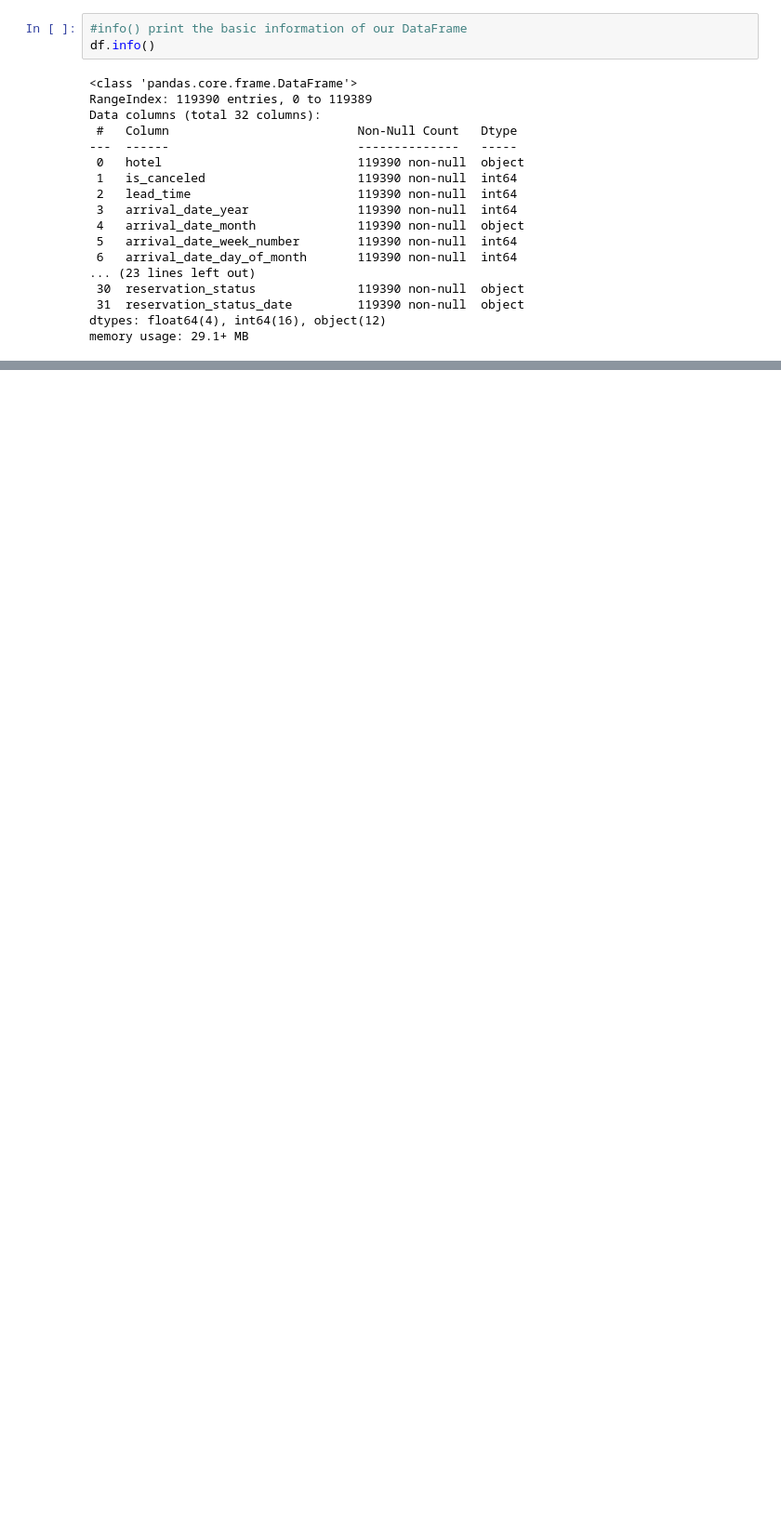
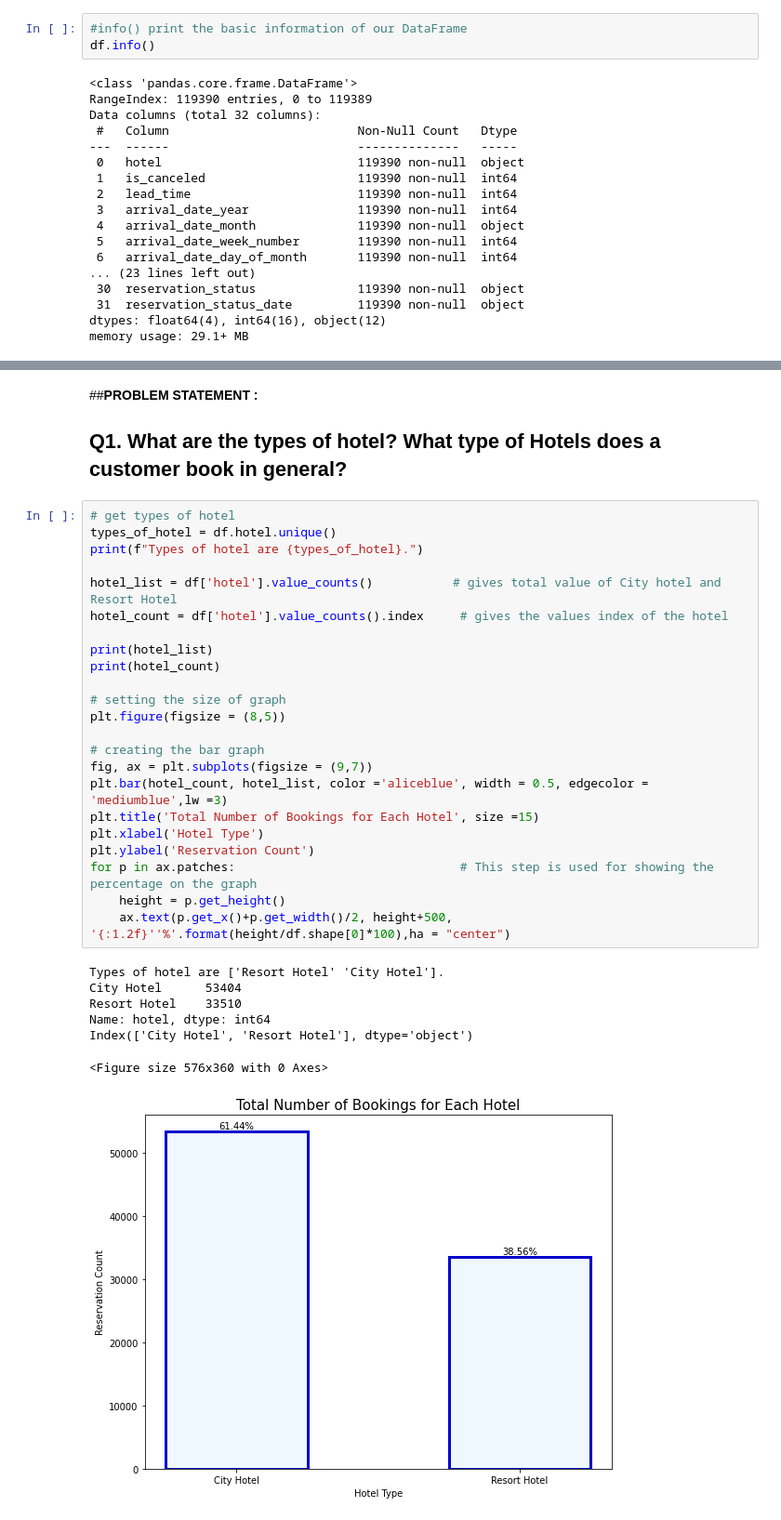
Before and after one commit to Malikarbaaz/Malik-Hotel-booking-EDA-, a Jupyter notebook: Malik_Arbaaz_Hotel_Booking_Analysis_Capstone_Project.ipynb, the cells around one changed output, grey strips where cells are left out. Shown: that part at 93% size. Cells and saved outputs as stored; diff of their text form; blank space fills up the shorter version.

```diff
--- a/Malik_Arbaaz_Hotel_Booking_Analysis_Capstone_Project.ipynb
+++ b/Malik_Arbaaz_Hotel_Booking_Analysis_Capstone_Project.ipynb
@@ -416,0 +239,34 @@ busy_month.plot.bar(title = 'Number of Bookings done in each month' , xlabel = '
+# %% [markdown]
+##**PROBLEM STATEMENT :**
+## Q1. What are the types of hotel?  What type of Hotels does a customer book in general?
+# %%
+# get types of hotel
+types_of_hotel = df.hotel.unique()
+print(f"Types of hotel are {types_of_hotel}.")
+
+hotel_list = df['hotel'].value_counts()           # gives total value of City hotel and Resort Hotel
+hotel_count = df['hotel'].value_counts().index     # gives the values index of the hotel
+
+print(hotel_list)
+print(hotel_count)
+
+# setting the size of graph
+plt.figure(figsize = (8,5))
+
+# creating the bar graph
+fig, ax = plt.subplots(figsize = (9,7))
+plt.bar(hotel_count, hotel_list, color ='aliceblue', width = 0.5, edgecolor = 'mediumblue',lw =3)
+plt.title('Total Number of Bookings for Each Hotel', size =15)
+plt.xlabel('Hotel Type')
+plt.ylabel('Reservation Count')
+for p in ax.patches:                               # This step is used for showing the percentage on the graph
+    height = p.get_height()
+    ax.text(p.get_x()+p.get_width()/2, height+500, '{:1.2f}''%'.format(height/df.shape[0]*100),ha = "center")
+# %% [output]
+Types of hotel are ['Resort Hotel' 'City Hotel'].
+City Hotel      53404
+Resort Hotel    33510
+Name: hotel, dtype: int64
+Index(['City Hotel', 'Resort Hotel'], dtype='object')
+<Figure size 576x360 with 0 Axes>
+[figure, added]
```
Also changed, not shown: parts of 96 cells of this notebook.
